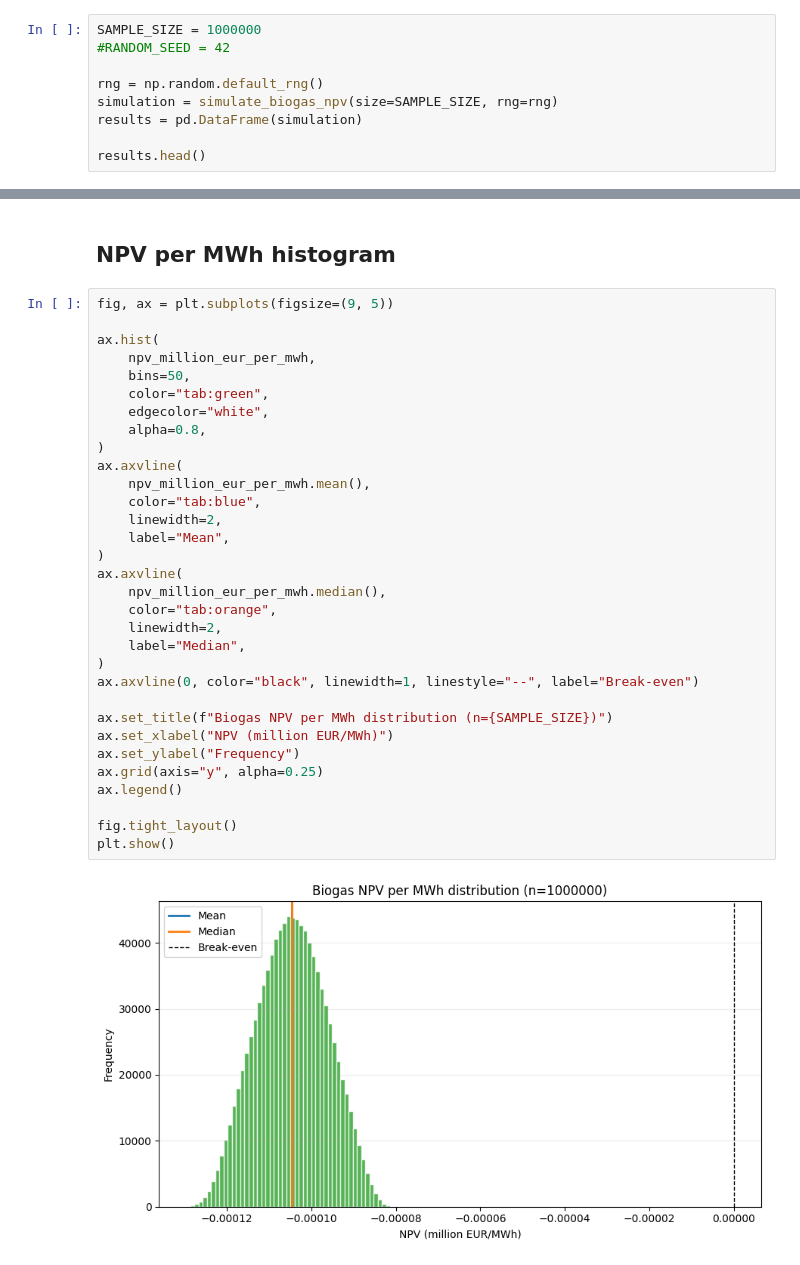
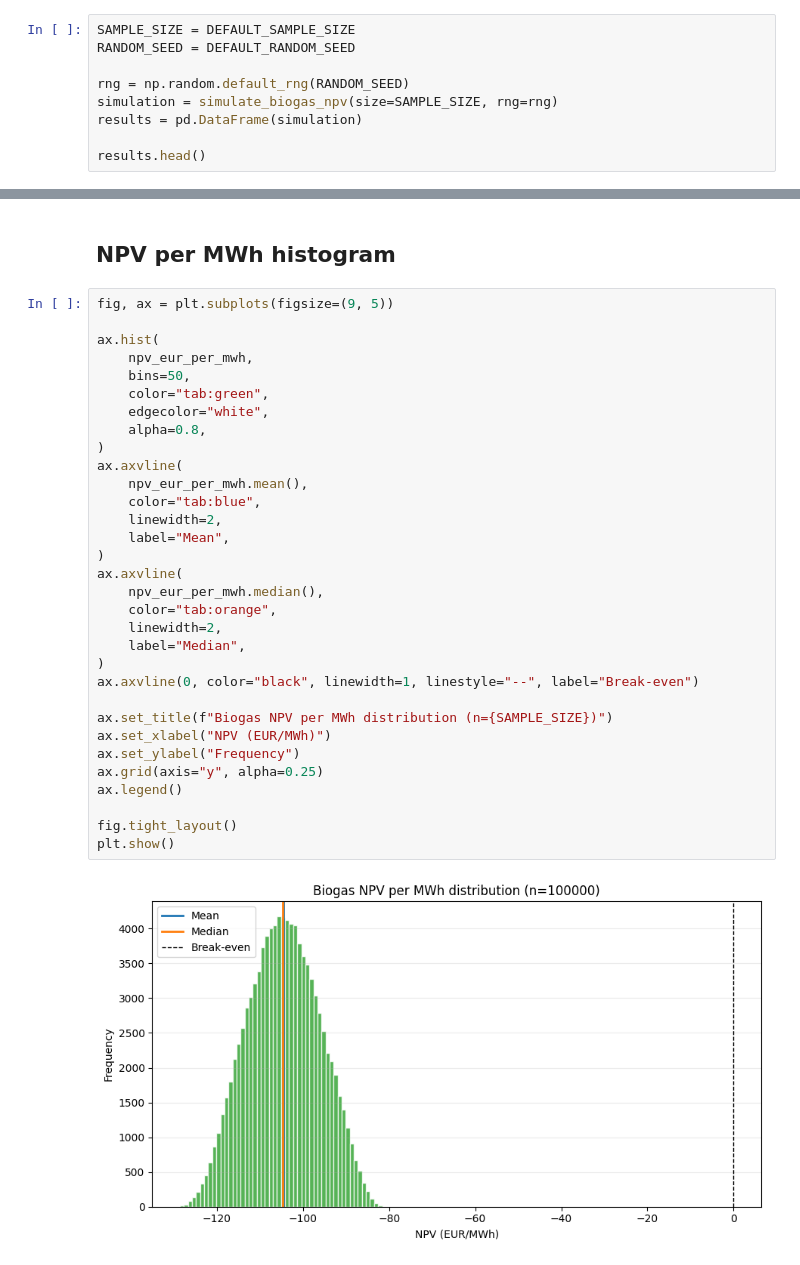
Before and after one commit to Finnzn/Master-Thesis, a Jupyter notebook: notebooks/electricity/plot_biogas_npv.ipynb, the cells around one changed output, grey strips where cells are left out. Cells and saved outputs as stored; diff of their text form.

```diff
--- a/notebooks/electricity/plot_biogas_npv.ipynb
+++ b/notebooks/electricity/plot_biogas_npv.ipynb
@@ -22,8 +26,8 @@ from electricity.electricity_npv_monte_carlo import simulate_biogas_npv
 # %%
-SAMPLE_SIZE = 1000000
-#RANDOM_SEED = 42
+SAMPLE_SIZE = DEFAULT_SAMPLE_SIZE
+RANDOM_SEED = DEFAULT_RANDOM_SEED
 
-rng = np.random.default_rng()
+rng = np.random.default_rng(RANDOM_SEED)
 simulation = simulate_biogas_npv(size=SAMPLE_SIZE, rng=rng)
 results = pd.DataFrame(simulation)
 
@@ -89,37 +88,37 @@ plt.show()
 # %%
 fig, ax = plt.subplots(figsize=(9, 5))
 
 ax.hist(
-    npv_million_eur_per_mwh,
+    npv_eur_per_mwh,
     bins=50,
     color="tab:green",
     edgecolor="white",
     alpha=0.8,
 )
 ax.axvline(
-    npv_million_eur_per_mwh.mean(),
+    npv_eur_per_mwh.mean(),
     color="tab:blue",
     linewidth=2,
     label="Mean",
 )
 ax.axvline(
-    npv_million_eur_per_mwh.median(),
+    npv_eur_per_mwh.median(),
     color="tab:orange",
     linewidth=2,
     label="Median",
 )
 ax.axvline(0, color="black", linewidth=1, linestyle="--", label="Break-even")
 
 ax.set_title(f"Biogas NPV per MWh distribution (n={SAMPLE_SIZE})")
-ax.set_xlabel("NPV (million EUR/MWh)")
+ax.set_xlabel("NPV (EUR/MWh)")
 ax.set_ylabel("Frequency")
 ax.grid(axis="y", alpha=0.25)
 ax.legend()
 
 fig.tight_layout()
 plt.show()
 # %% [output]
-[figure, old version]
+[figure, new version]
 # %%
 annual_components = results[
     [
```
Also changed, not shown: parts of 6 cells of this notebook, 9 other files.
